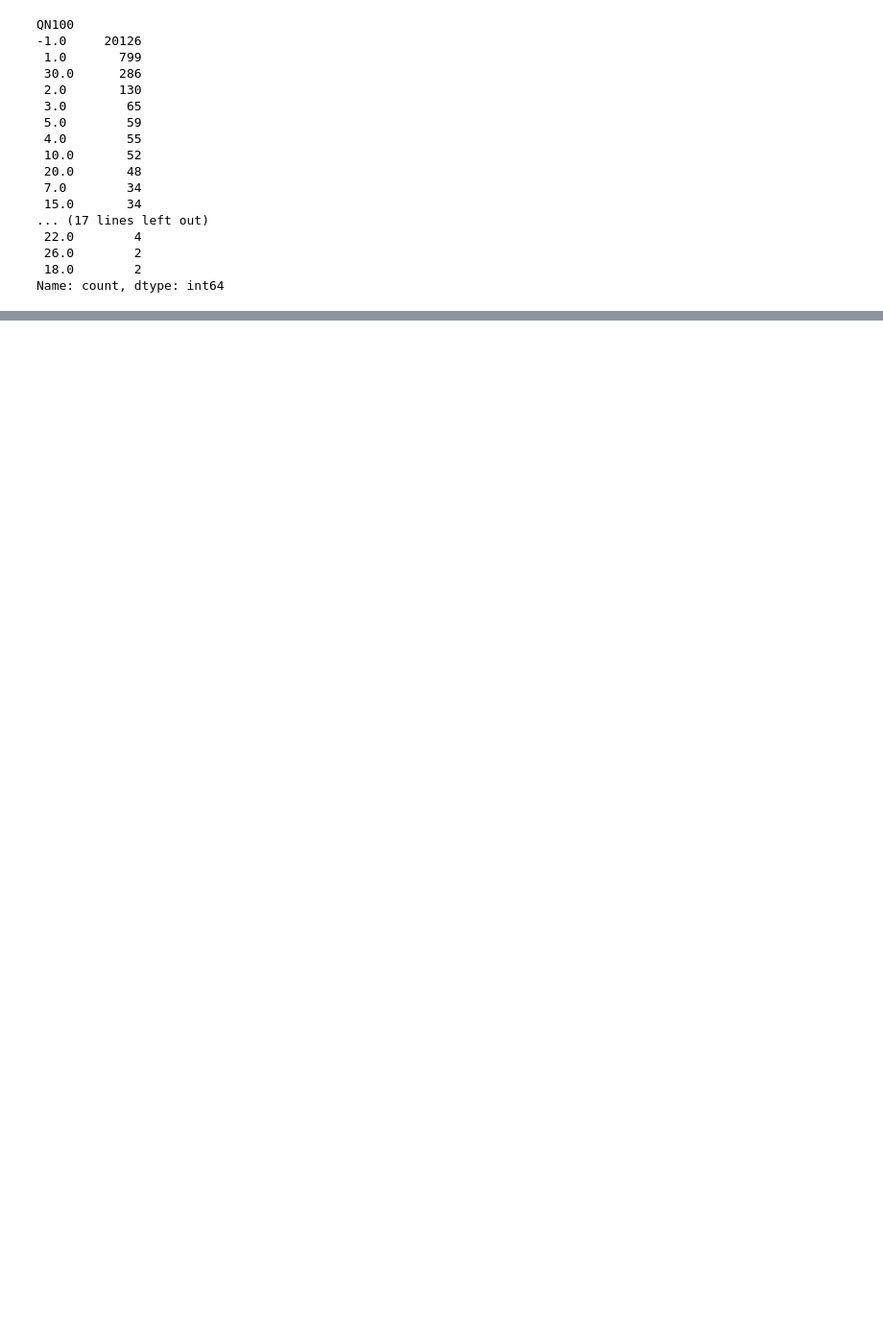
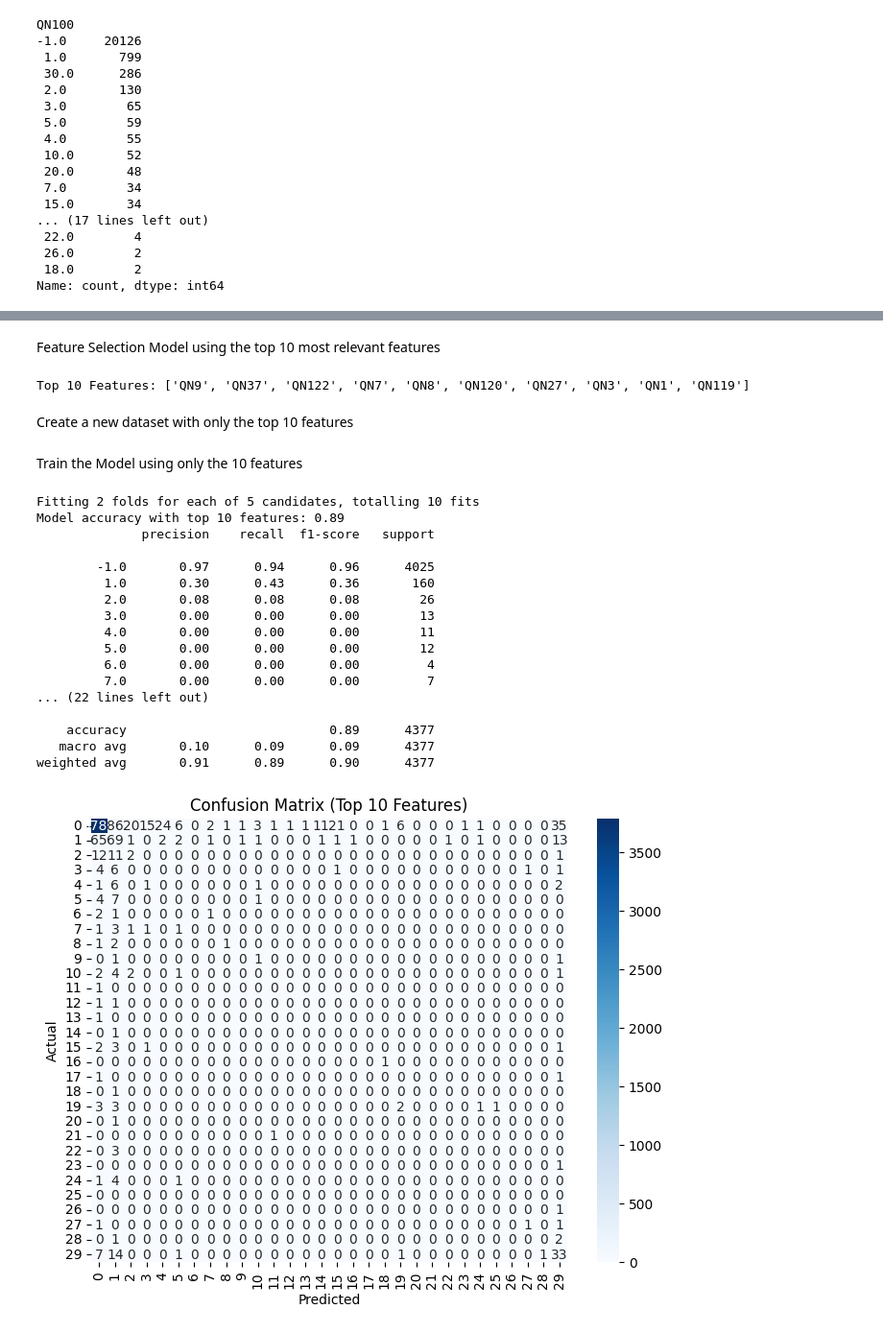
Before and after one commit to jahnltib/predicting-tobacco-use-in-youth, a Jupyter notebook: notebooks/data_preprocessing.ipynb, the cells around one changed output, grey strips where cells are left out. Shown: that part at 96% size. Saved outputs shown, nothing was run; the diff lists cells and outputs as text; code cells hidden in the pictures; blank space fills up the shorter version.

```diff
--- a/notebooks/data_preprocessing.ipynb
+++ b/notebooks/data_preprocessing.ipynb
@@ -1110,0 +1231,73 @@ weighted avg       0.94      0.96      0.95      4377
+# %% [markdown]
+Feature Selection Model using the top 10 most relevant features
+# %%
+# Extract the top 10 features based on importance
+top_10_features = importance_df.head(10)['Feature'].tolist()
+print("Top 10 Features:", top_10_features)
+# %% [output]
+Top 10 Features: ['QN9', 'QN37', 'QN122', 'QN7', 'QN8', 'QN120', 'QN27', 'QN3', 'QN1', 'QN119']
+# %% [markdown]
+Create a new dataset with only the top 10 features
+# %%
+# Filter the dataset to include only the top 10 features
+X_top10 = X[top_10_features]
+# %% [markdown]
+Train the Model using only the 10 features
+# %%
+# Split the data into training and testing sets (stratified split to maintain class distribution)
+X_train_top10, X_test_top10, y_train_top10, y_test_top10 = train_test_split(X_top10, y, test_size=0.2, random_state=42, stratify=y)
+
+# Handle class imbalance using RandomOverSampler
+X_train_resampled_top10, y_train_resampled_top10 = ros.fit_resample(X_train_top10, y_train_top10)
+
+# Hyperparameter tuning using RandomizedSearchCV for RandomForestClassifier with top 10 features
+random_search_top10 = RandomizedSearchCV(
+    estimator=RandomForestClassifier(random_state=42),
+    param_distributions=param_distributions,
+    n_iter=5,  # Limit to 5 random combinations for faster performance
+    cv=2,  # 2-fold cross-validation
+    scoring='precision_weighted',
+    n_jobs=-1,
+    random_state=42,
+    verbose=1
+)
+random_search_top10.fit(X_train_resampled_top10, y_train_resampled_top10)
+
+# Best model from random search
+best_model_top10 = random_search_top10.best_estimator_
+
+# Make predictions and evaluate the new model
+y_pred_top10 = best_model_top10.predict(X_test_top10)
+
+# Evaluate the new model
+accuracy_top10 = accuracy_score(y_test_top10, y_pred_top10)
+print(f"Model accuracy with top 10 features: {accuracy_top10:.2f}")
+print(classification_report(y_test_top10, y_pred_top10))
+
+# Plot confusion matrix for the new model
+conf_matrix_top10 = confusion_matrix(y_test_top10, y_pred_top10)
+plt.figure(figsize=(8, 6))
+sns.heatmap(conf_matrix_top10, annot=True, fmt='d', cmap='Blues')
+plt.xlabel('Predicted')
+plt.ylabel('Actual')
+plt.title('Confusion Matrix (Top 10 Features)')
+plt.show()
+# %% [output]
+Fitting 2 folds for each of 5 candidates, totalling 10 fits
+Model accuracy with top 10 features: 0.89
+              precision    recall  f1-score   support
+
+        -1.0       0.97      0.94      0.96      4025
+         1.0       0.30      0.43      0.36       160
+         2.0       0.08      0.08      0.08        26
+         3.0       0.00      0.00      0.00        13
+         4.0       0.00      0.00      0.00        11
+         5.0       0.00      0.00      0.00        12
+         6.0       0.00      0.00      0.00         4
+         7.0       0.00      0.00      0.00         7
+... (22 lines left out)
+
+    accuracy                           0.89      4377
+   macro avg       0.10      0.09      0.09      4377
+weighted avg       0.91      0.89      0.90      4377
+[figure, added]
```
Also changed, not shown: parts of 5 cells of this notebook, 1 other file.
